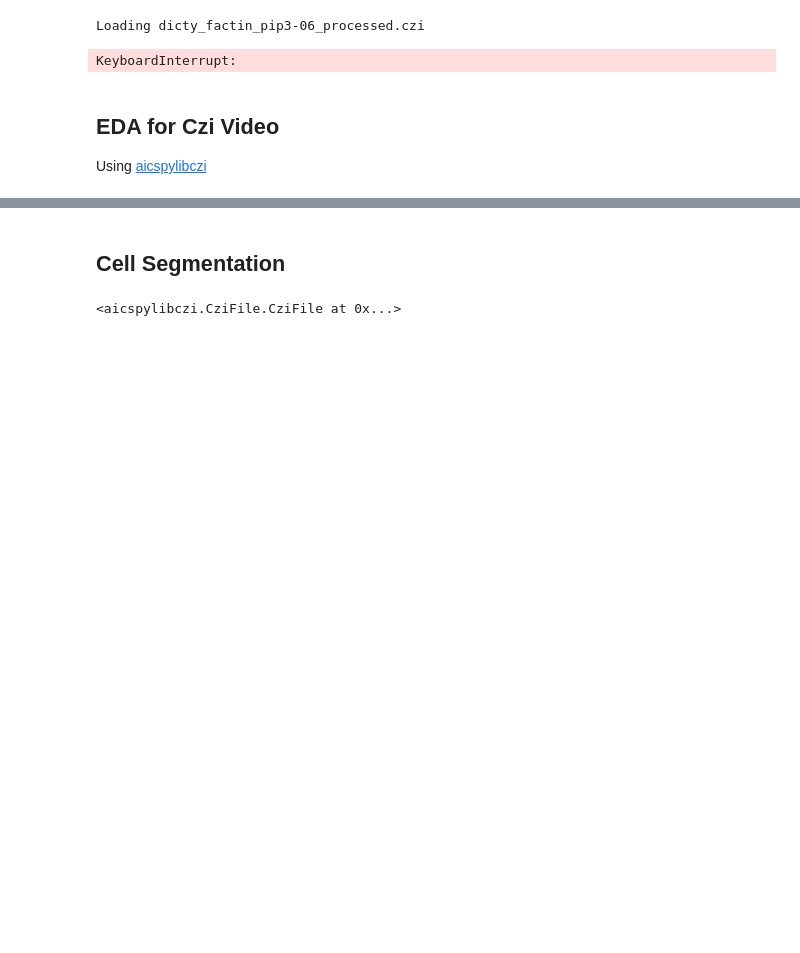
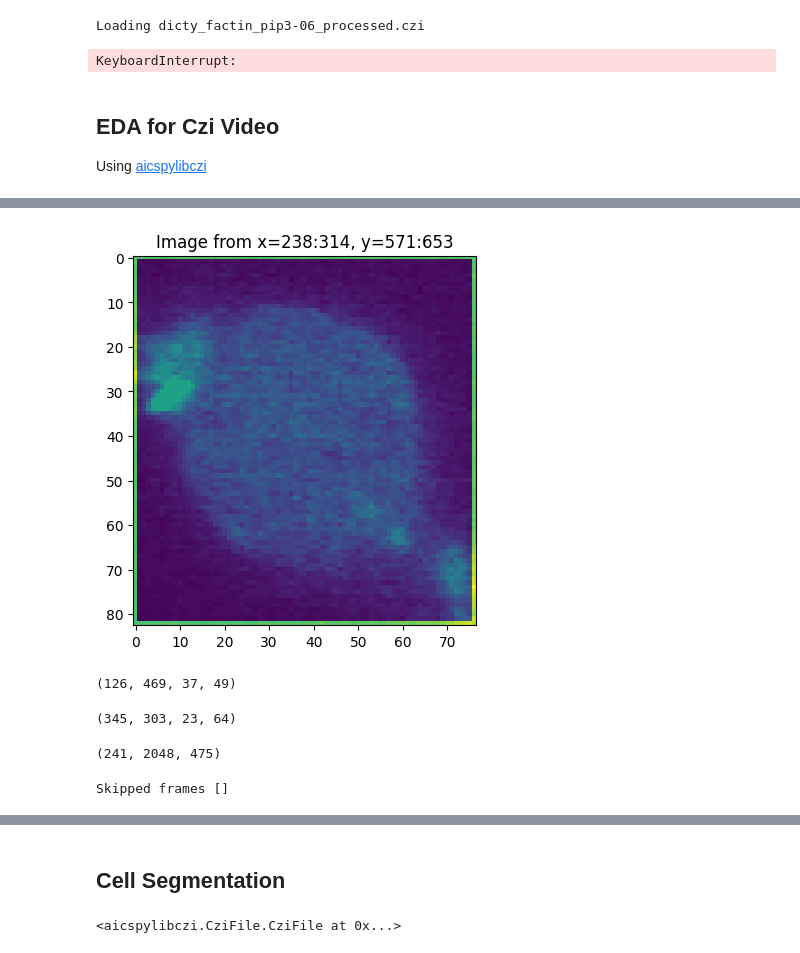
Before and after one commit to SammyAgrawal/ActinMotionPrediction, a Jupyter notebook: VideoProcessing.ipynb, the cells around one changed output, grey strips where cells are left out. Saved outputs shown, nothing was run; the diff lists cells and outputs as text; code cells hidden in the pictures; blank space fills up the shorter version.

```diff
--- a/VideoProcessing.ipynb
+++ b/VideoProcessing.ipynb
@@ -301,0 +274,16 @@ plt.imshow(img[0])
+# %%
+viz_cell(1, 5, True, thickness=1, padding=10)
+# %% [output]
+[figure, added]
+# %%
+get_bounding_box(masks[9], 1)
+# %% [output]
+(126, 469, 37, 49)
+# %%
+get_bounding_box(masks[1], 2)
+# %% [output]
+(345, 303, 23, 64)
+# %%
+masks.shape
+# %% [output]
+(241, 2048, 475)
@@ -301,0 +317,4 @@ plt.imshow(img[0])
+# %%
+data = track_cell(5, frames[:100])
+# %% [output]
+Skipped frames []
```
Also changed, not shown: parts of 41 cells of this notebook, 2 other files.
